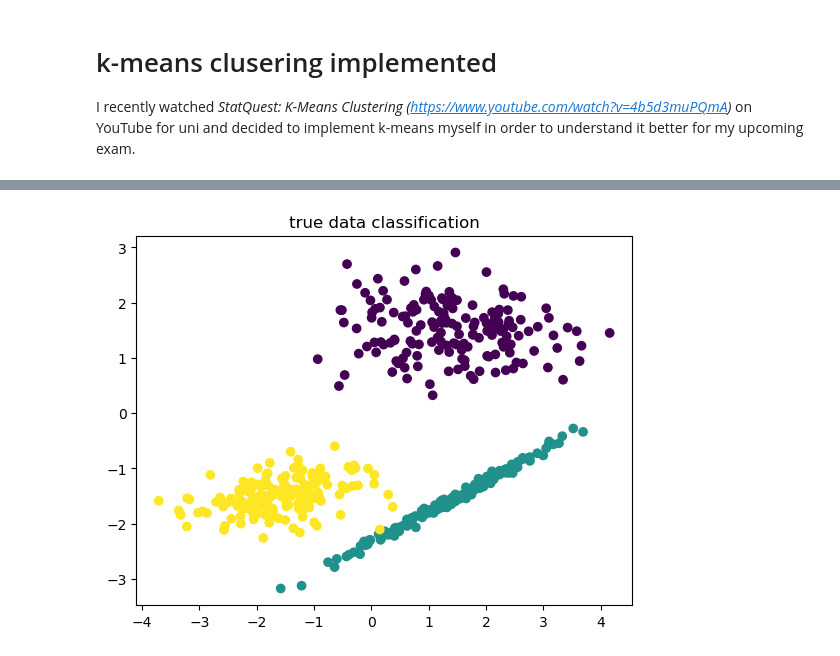
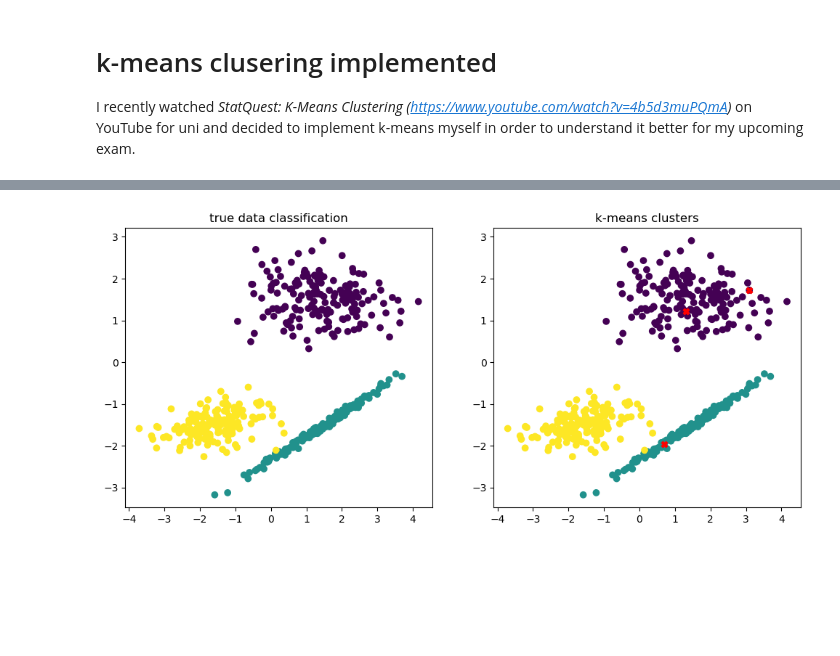
Before and after one commit to karlreg1/k_means, a Jupyter notebook: k_means.ipynb, the cells around one changed output, grey strips where cells are left out. Drawn from its saved outputs; the diff is of its cells as text; code cells hidden in the pictures; blank space fills up the shorter version.

```diff
--- a/k_means.ipynb
+++ b/k_means.ipynb
@@ -8,2 +14,22 @@ from sklearn.datasets import make_classification
+# %%
+def set_centers(k, data):
+    centers = []
+    for i in range(k):
+            j = np.random.randint(0, 500 -1)
+            centers.append((X[j, 0], X[j, 1]))
+    return np.array(centers)
 # %%
 def k_means(k, data):
+    centers = set_centers(k, data)
+
+    for i in range(len(data[:, 0])):
+        min_distance = 0
+        cur_center = None
+        for p in centers:
+            d = calculate_distance(p, (data[i, 1], data[i, 2]))
+            if d < min_distance:
+                min_distance = d
+
+
+
+    return X, y, centers
@@ -10,17 +68,15 @@ def k_means(k, data):
 # %%
-X, y = make_classification(
-    n_samples=500,
-    n_features=2,
-    n_informative=2,
-    n_redundant=0,
-    n_classes=3,
-    n_clusters_per_class=1,
-    class_sep=1.5,
-    random_state=1123344,
-)
+fig, ax = plt.subplots(1, 2, figsize=(12, 5))
 
-plt.title("true data classification")
-plt.scatter(X[:, 0], X[:, 1], c=y)
+
+ax[0].set_title("true data classification")
+ax[0].scatter(X[:, 0], X[:, 1], c=y)
+
+
+cX, cy, centers = k_means(3, X)
+ax[1].set_title("k-means clusters")
+ax[1].scatter(X[:, 0], X[:, 1], c=y)
+ax[1].scatter(centers[:, 0], centers[:, 1], color="red", marker="X")
 plt.show()
 # %% [output]
-[figure, old version]
+[figure, new version]
```
Also changed, not shown: parts of 3 cells of this notebook.
